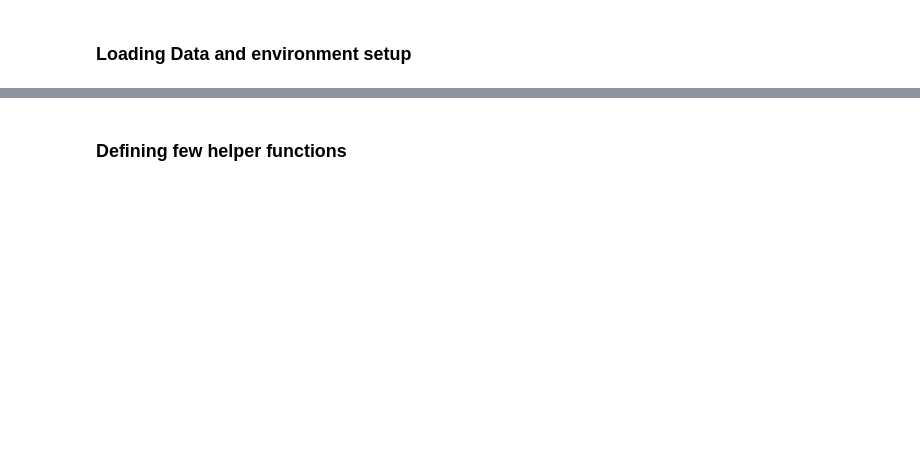
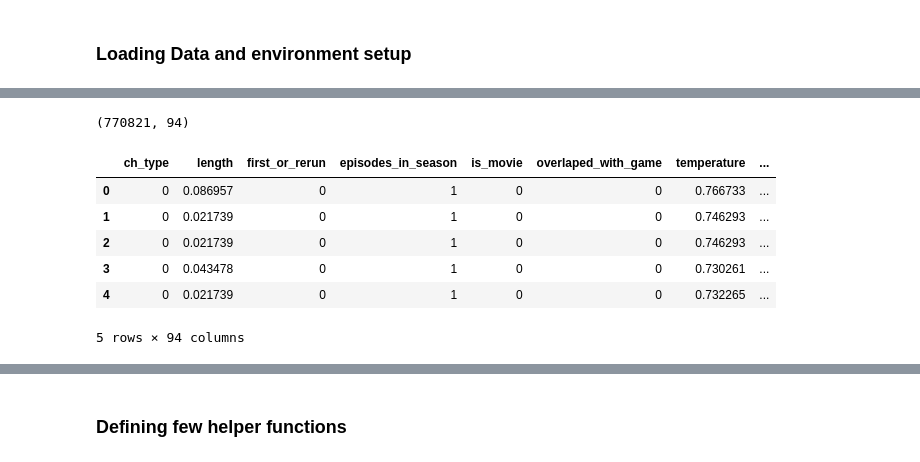
Before and after one commit to Carbonrun/YapAiTek_Challenge, a Jupyter notebook: 2.3_FE_Dim-Reduction.ipynb, the cells around one changed output, grey strips where cells are left out. Drawn from its saved outputs; the diff is of its cells as text; code cells hidden in the pictures; blank space fills up the shorter version.

```diff
--- a/2.3_FE_Dim-Reduction.ipynb
+++ b/2.3_FE_Dim-Reduction.ipynb
@@ -65,3 +70,16 @@ os.listdir(data_dir)
+# %%
+data = pd.read_csv(data_fp)
+print(data.shape)
+data.head()
+# %% [output]
+(770821, 94)
+|  | ch_type | length | first_or_rerun | episodes_in_season | is_movie | overlaped_with_game | temperature | ... |
+| 0 | 0 | 0.086957 | 0 | 1 | 0 | 0 | 0.766733 | ... |
+| 1 | 0 | 0.021739 | 0 | 1 | 0 | 0 | 0.746293 | ... |
+| 2 | 0 | 0.021739 | 0 | 1 | 0 | 0 | 0.746293 | ... |
+| 3 | 0 | 0.043478 | 0 | 1 | 0 | 0 | 0.730261 | ... |
+| 4 | 0 | 0.021739 | 0 | 1 | 0 | 0 | 0.732265 | ... |
+5 rows × 94 columns
 # %%
 # load the training set and shuffle it
 train_set = pd.read_csv(train_data_fp)
```
Also changed, not shown: parts of 42 cells of this notebook.
